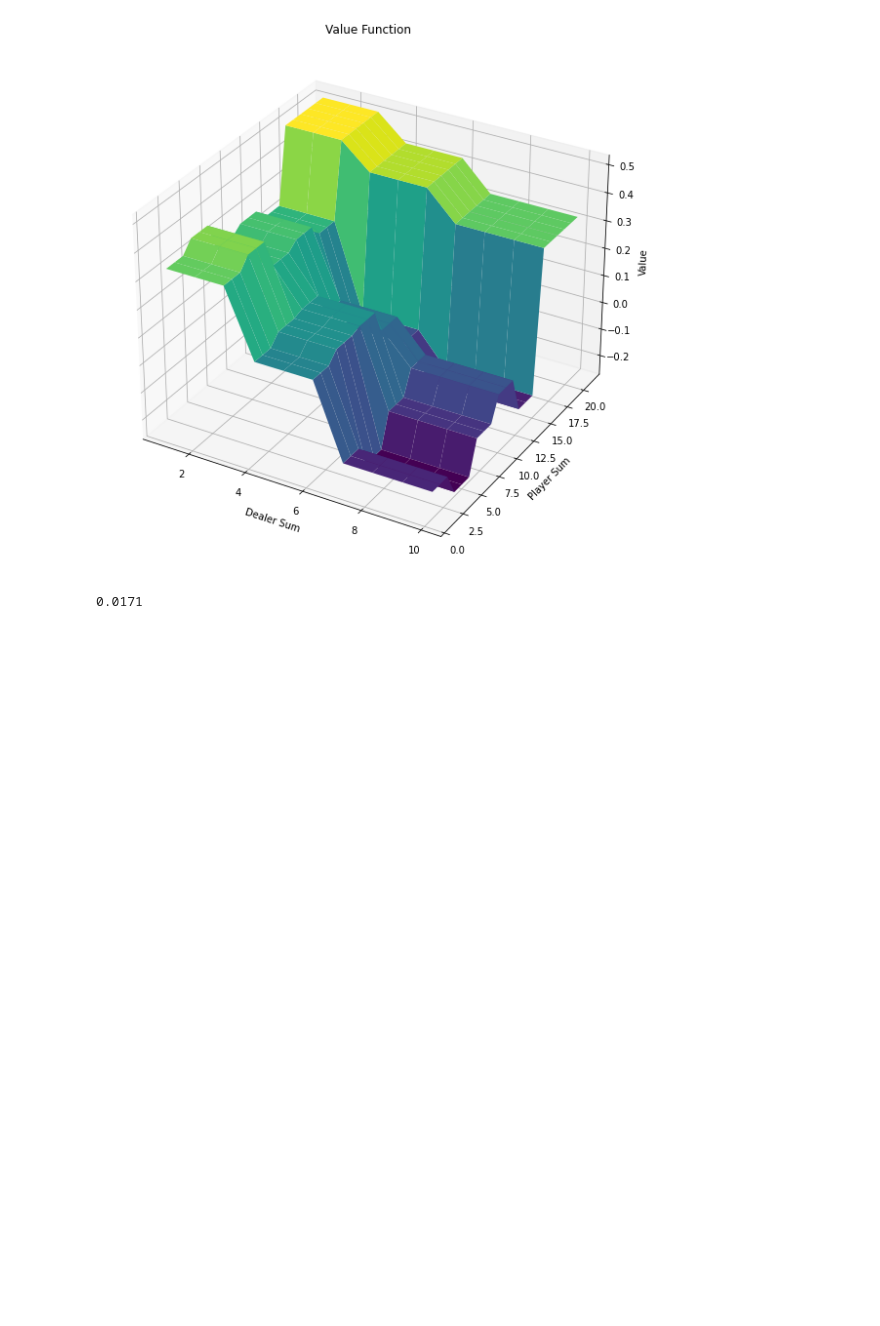
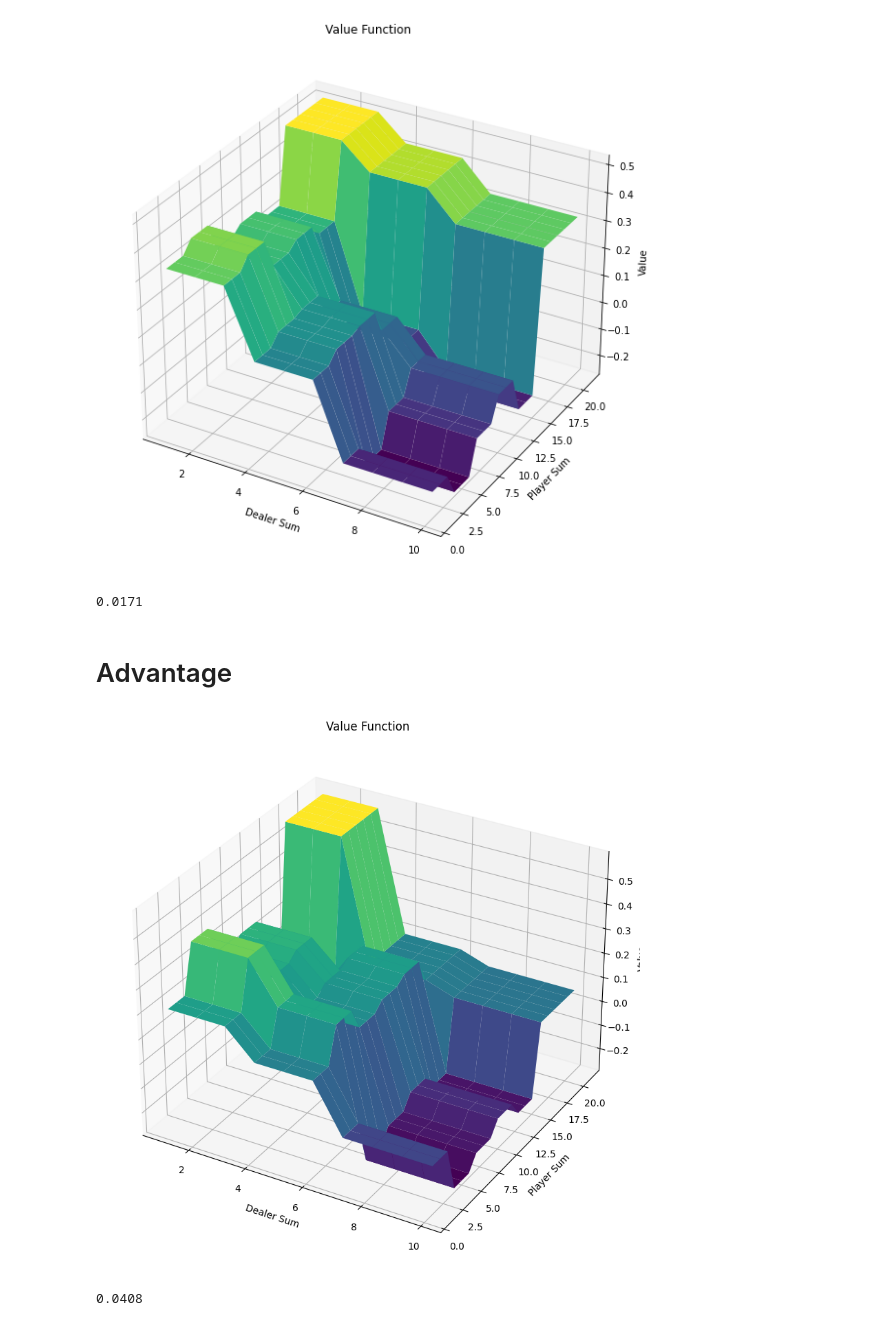
Before and after one commit to felixzhu17/Easy21-RL, a Jupyter notebook: model.ipynb, the cells around one changed output. Saved outputs shown, nothing was run; the diff lists cells and outputs as text; code cells hidden in the pictures; blank space fills up the shorter version.

```diff
--- a/model.ipynb
+++ b/model.ipynb
@@ -80,3 +80,18 @@ critic_model.plot_value_function()
 Evaluator(policy = actor_model).evaluate(num_episodes = 100000)
 # %% [output]
 0.0171
+# %% [markdown]
+# Advantage
+# %%
+advantage_actor_model = Easy21PolicyApproximation()
+advantage_critic_model = Easy21StateValueApproximation()
+actor_critic_simulator = AdvantageSimulator(actor_model = advantage_actor_model, critic_model = advantage_critic_model, lambda_ = 0, actor_learning_rate = 0.01, critic_learning_rate=0.01)
+actor_critic_simulator.run(num_episodes = 100000)
+# %%
+advantage_critic_model.plot_value_function()
+# %% [output]
+[figure, added]
+# %%
+Evaluator(policy = advantage_actor_model).evaluate(num_episodes = 10000)
+# %% [output]
+0.0408
```
Also changed, not shown: 1 other file.
